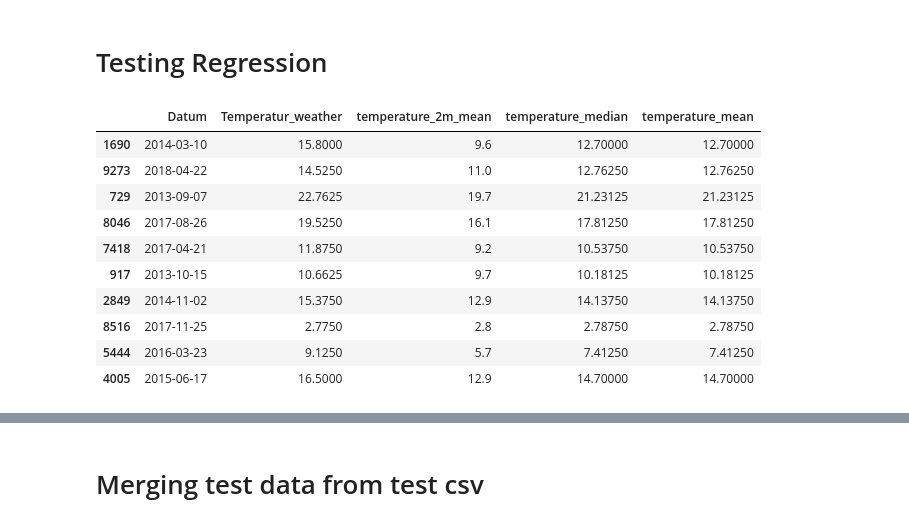
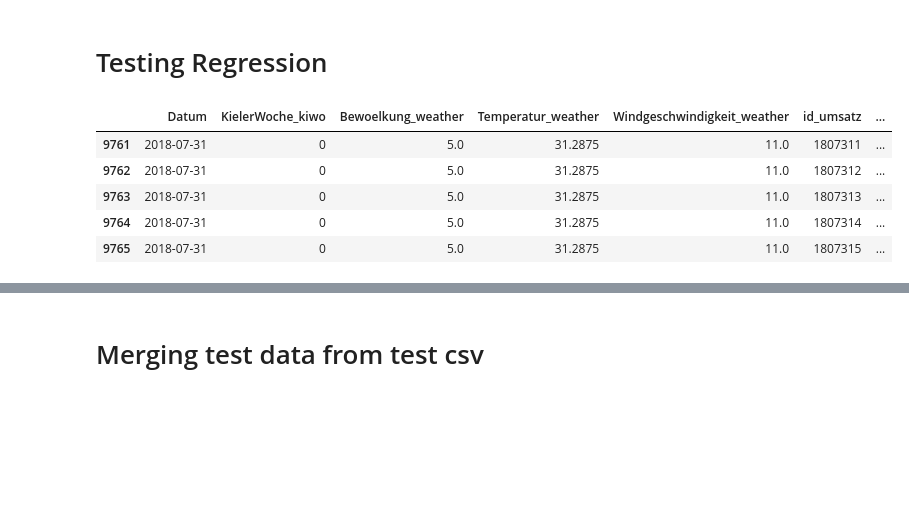
Before and after one commit to Awais16/project_bakery_sales, a Jupyter notebook: yousra_descriptive_stats.ipynb, the cells around one changed output, grey strips where cells are left out. Drawn from its saved outputs; the diff is of its cells as text; code cells hidden in the pictures; blank space fills up the shorter version.

```diff
--- a/yousra_descriptive_stats.ipynb
+++ b/yousra_descriptive_stats.ipynb
@@ -274,27 +274,22 @@ df_merged_extended_weather.head()
 # %% [markdown]
 # Testing Regression
 # %%
-#df_merged_extended_weather.tail()
+df_merged_extended_weather.tail()
 
 #show only columns Datum,temperature_weather, temperature_2m_mean
-df_merged_extended_weather[['Datum', 'Temperatur_weather', 'temperature_2m_mean']].sample(10)
+#df_merged_extended_weather[['Datum', 'Temperatur_weather', 'temperature_2m_mean']].sample(10)
 
 #calculate sample mean between temperature_weather and temperature_2m_mean
 #df_merged_extended_weather['temperature_mean'] = df_merged_extended_weather[['Temperatur_weather', 'temperature_2m_mean']].mean(axis=1)
 #df_merged_extended_weather['temperature_median'] = df_merged_extended_weather[['Temperatur_weather', 'temperature_2m_mean']].median(axis=1)
 #df_merged_extended_weather[['Datum', 'Temperatur_weather', 'temperature_2m_mean','temperature_median','temperature_mean']].sample(10)
 # %% [output]
-|  | Datum | Temperatur_weather | temperature_2m_mean | temperature_median | temperature_mean |
-| 1690 | 2014-03-10 | 15.8000 | 9.6 | 12.70000 | 12.70000 |
-| 9273 | 2018-04-22 | 14.5250 | 11.0 | 12.76250 | 12.76250 |
-| 729 | 2013-09-07 | 22.7625 | 19.7 | 21.23125 | 21.23125 |
-| 8046 | 2017-08-26 | 19.5250 | 16.1 | 17.81250 | 17.81250 |
-| 7418 | 2017-04-21 | 11.8750 | 9.2 | 10.53750 | 10.53750 |
-| 917 | 2013-10-15 | 10.6625 | 9.7 | 10.18125 | 10.18125 |
-| 2849 | 2014-11-02 | 15.3750 | 12.9 | 14.13750 | 14.13750 |
-| 8516 | 2017-11-25 | 2.7750 | 2.8 | 2.78750 | 2.78750 |
-| 5444 | 2016-03-23 | 9.1250 | 5.7 | 7.41250 | 7.41250 |
-| 4005 | 2015-06-17 | 16.5000 | 12.9 | 14.70000 | 14.70000 |
+|  | Datum | KielerWoche_kiwo | Bewoelkung_weather | Temperatur_weather | Windgeschwindigkeit_weather | id_umsatz | ... |
+| 9761 | 2018-07-31 | 0 | 5.0 | 31.2875 | 11.0 | 1807311 | ... |
+| 9762 | 2018-07-31 | 0 | 5.0 | 31.2875 | 11.0 | 1807312 | ... |
+| 9763 | 2018-07-31 | 0 | 5.0 | 31.2875 | 11.0 | 1807313 | ... |
+| 9764 | 2018-07-31 | 0 | 5.0 | 31.2875 | 11.0 | 1807314 | ... |
+| 9765 | 2018-07-31 | 0 | 5.0 | 31.2875 | 11.0 | 1807315 | ... |
 # %%
 import scipy.stats as stats
 import seaborn as sns
```
Also changed, not shown: parts of 8 cells of this notebook.
